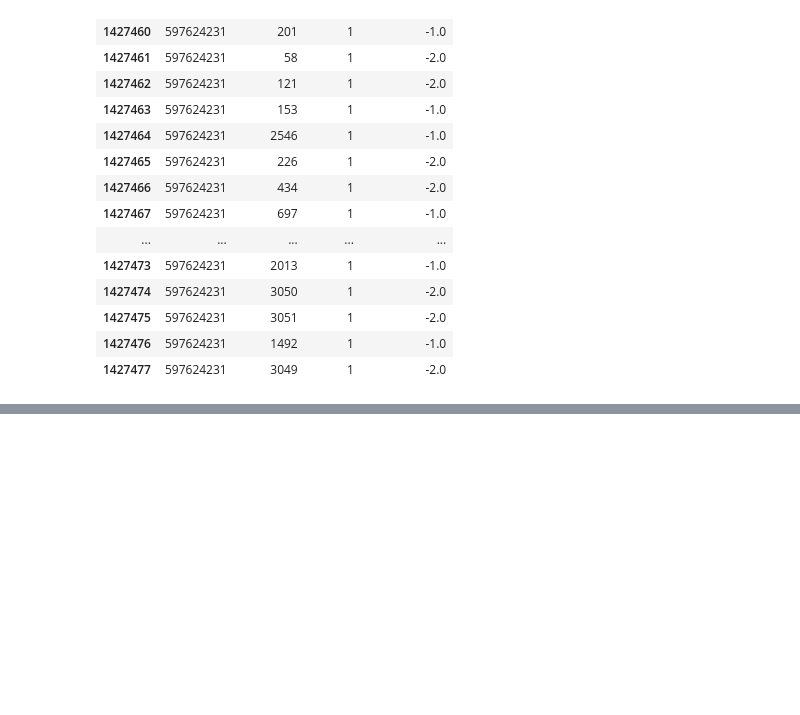
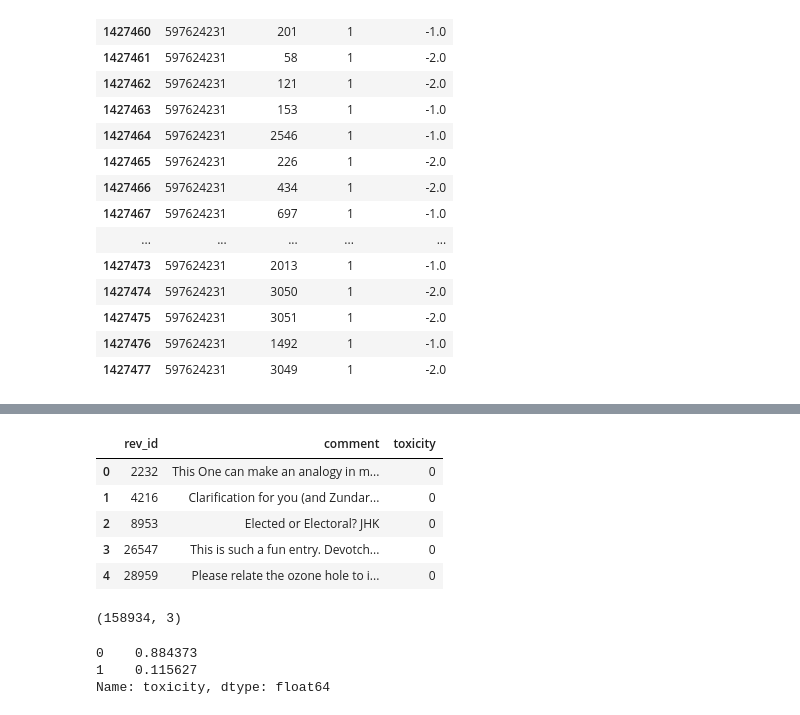
Before and after one commit to ctnormand1/cyber_bullying_detection, a Jupyter notebook: eda_cleaning/cyber_bullying_eda_toxic.ipynb, the cells around one changed output, grey strips where cells are left out. Cells and saved outputs as stored; diff of their text form; code cells hidden in the pictures; blank space fills up the shorter version.

```diff
--- a/eda_cleaning/cyber_bullying_eda_toxic.ipynb
+++ b/eda_cleaning/cyber_bullying_eda_toxic.ipynb
@@ -556,0 +606,21 @@ df_score[df_score['rev_id'] == 597624231]
+# %%
+df_cleaned = df.drop(columns = ['toxicity_score', 'duplicate'])
+# %%
+df_cleaned.head()
+# %% [output]
+|  | rev_id | comment | toxicity |
+| 0 | 2232 | This One can make an analogy in m... | 0 |
+| 1 | 4216 | Clarification for you (and Zundar... | 0 |
+| 2 | 8953 | Elected or Electoral? JHK | 0 |
+| 3 | 26547 | This is such a fun entry. Devotch... | 0 |
+| 4 | 28959 | Please relate the ozone hole to i... | 0 |
+# %%
+df_cleaned.shape
+# %% [output]
+(158934, 3)
+# %%
+df_cleaned['toxicity'].value_counts(normalize=True)
+# %% [output]
+0    0.884373
+1    0.115627
+Name: toxicity, dtype: float64
```
Also changed, not shown: parts of 13 cells of this notebook, 2 other files.
